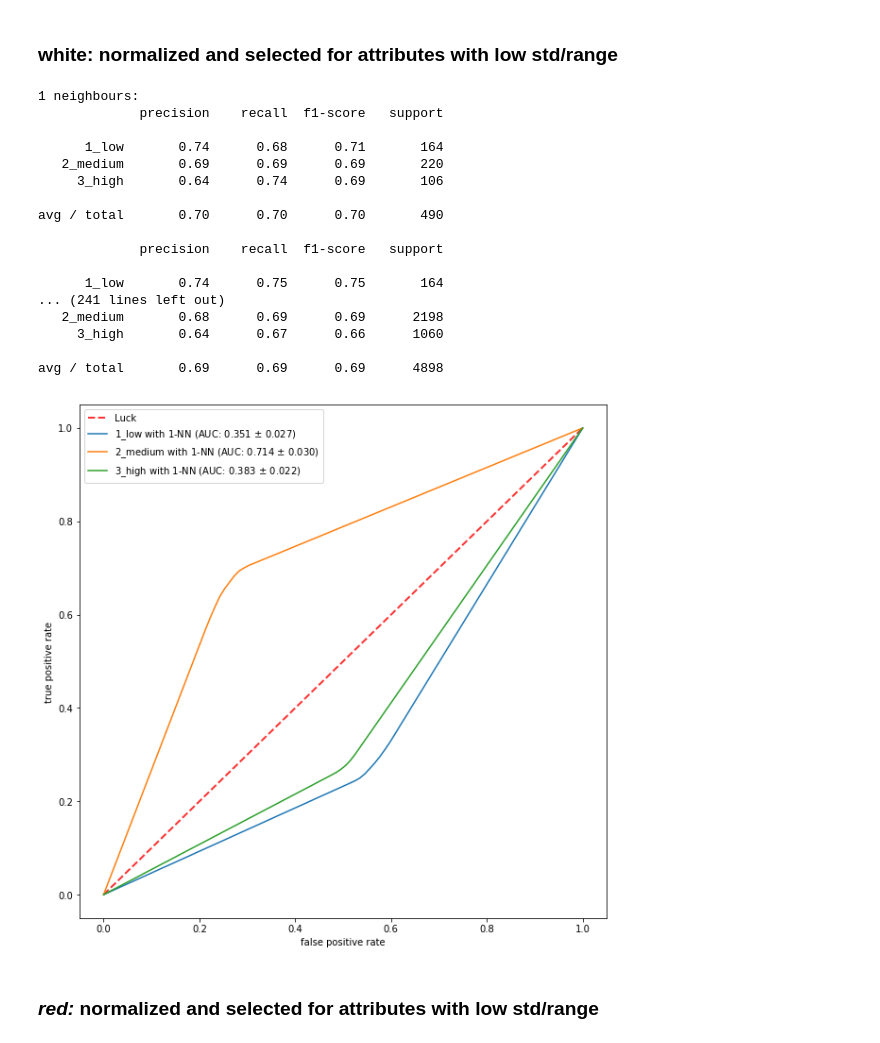
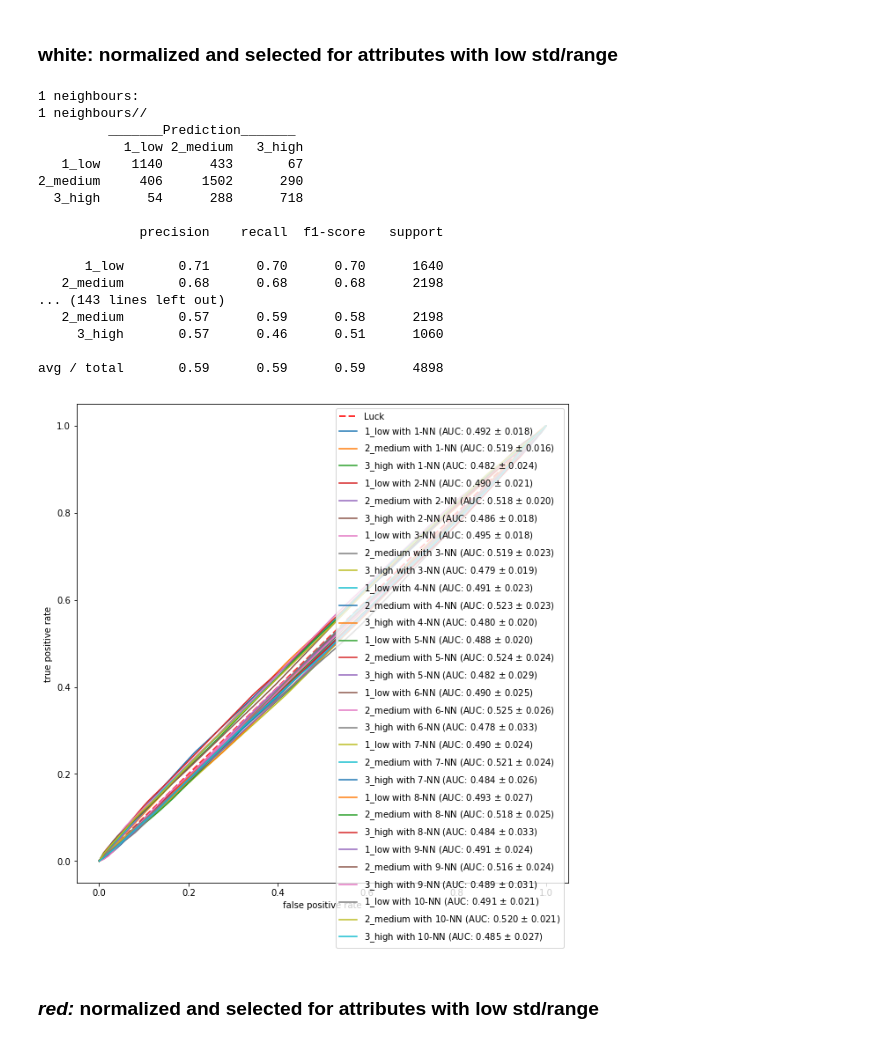
Before and after one commit to GeJulia/wineForTheWin, a Jupyter notebook: Michael-clean.ipynb, the cells around one changed output. Saved outputs shown, nothing was run; the diff lists cells and outputs as text; code cells hidden in the pictures.

```diff
--- a/Michael-clean.ipynb
+++ b/Michael-clean.ipynb
@@ -55,6 +57,8 @@ Split into input matrix (independent vars) and output vector (target vars).<br/>
 # %%
 white = pd.read_csv("data/winequality-white1.csv")
 red = pd.read_csv("data/winequality-red1.csv")
+white.sort_values(by='quality',inplace=True)
+red.sort_values(by='quality',inplace=True)
 white_target = white[quality]
 red_target = red[quality]
 white_input = white.drop(quality,axis=1)
@@ -62,11 +66,11 @@ red_input = red.drop(quality,axis=1)
 # %% [markdown]
 Add ratio of acidity to sugar as attribute.
 # %%
-white[ph_acidity] = 7 - white[ph]
-red[ph_acidity] = 7 - red[ph]
-white_input[ratio_to_fixed]=white[residual_sugar]/white[fixed_acidity]
-white_input[ratio_to_volatile]=white[residual_sugar]/white[volatile_acidity]
-white_input[ratio_to_ph]=white[residual_sugar]/white[ph_acidity]
-red_input[ratio_to_fixed]=red[residual_sugar]/red[fixed_acidity]
-red_input[ratio_to_volatile]=red[residual_sugar]/red[volatile_acidity]
-red_input[ratio_to_ph]=red[residual_sugar]/red[ph_acidity]
+#white[ph_acidity] = 7 - white[ph]
+#red[ph_acidity] = 7 - red[ph]
+#white_input[ratio_to_fixed]=white[residual_sugar]/white[fixed_acidity]
+#white_input[ratio_to_volatile]=white[residual_sugar]/white[volatile_acidity]
+#white_input[ratio_to_ph]=white[residual_sugar]/white[ph_acidity]
+#red_input[ratio_to_fixed]=red[residual_sugar]/red[fixed_acidity]
+#red_input[ratio_to_volatile]=red[residual_sugar]/red[volatile_acidity]
+#red_input[ratio_to_ph]=red[residual_sugar]/red[ph_acidity]
@@ -78,8 +87,8 @@ red_norm=(red_input-red_input.min())/(red_input.max()-red_input.min())
 # %% [markdown]
 <p>Normalize using Mean Normalizer.</p>
 # %%
-#white_norm=(white_input-white_input.mean())/(white_input.std())
-#red_norm=(red_input-red_input.mean())/(red_input.std())
+white_norm=(white_input-white_input.mean())/(white_input.std())
+red_norm=(red_input-red_input.mean())/(red_input.std())
 # %% [markdown]
 <p>Correlation Matrices</p>
 # %%
@@ -209,7 +216,7 @@ def avg_roc(cv, estimator, data, target, pos_label):
         test_data = data[test_indices]
         test_target = target[test_indices]
         decision_for_each_class = estimator.predict_proba(test_data)
-        print(classification_report(test_target, estimator.predict(test_data)))
+        #print(classification_report(test_target, estimator.predict(test_data)))
 
         fpr, tpr, thresholds = roc_curve(test_target, decision_for_each_class[:,1], pos_label=pos_label)
         tprs.append(interp(mean_fpr, fpr, tpr))
@@ -217,54 +224,54 @@ def avg_roc(cv, estimator, data, target, pos_label):
         aucs.append(auc(fpr, tpr))
 
         #plt.plot(fpr, tpr)# plot for each fold
 
     mean_tpr = np.mean(tprs, axis=0)
     mean_tpr[-1] = 1.0 # set the last tpr to 1
     mean_auc = auc(mean_fpr, mean_tpr)
     std_auc = np.std(aucs)
 
     return mean_fpr, mean_tpr, mean_auc, std_auc
 
 def run_knn_report(inputs, targets):
     plt.figure(figsize=(10,10))
     plt.plot([0, 1], [0, 1], linestyle='--', lw=2, color='r', label='Luck', alpha=.8) # draw diagonal
-    for n_neighbour in range(1,2):
+    for n_neighbour in range(1,11):
         print(str(n_neighbour) + " neighbours:")
-        knn_estimator_white_norm_select = KNeighborsClassifier(n_neighbour)
+        knn_estimator = KNeighborsClassifier(n_neighbour)
         for classlabel in ['1_low','2_medium','3_high']:
-            mean_fpr, mean_tpr, mean_auc, std_auc = avg_roc(cv, knn_estimator_white_norm_select, inputs, targets,classlabel)
+            mean_fpr, mean_tpr, mean_auc, std_auc = avg_roc(cv, knn_estimator, inputs, targets,classlabel)
             plt.plot(mean_fpr, mean_tpr, label='{} with {}-NN (AUC: {:.3f} $\pm$ {:.3f})'.format(classlabel,n_neighbour, mean_auc, std_auc))
-            print(str(n_neighbour)+ " neighbours//")
-    predicted = cross_val_predict(knn_estimator_white_norm_select,inputs,targets,cv=cv)
-    print(confusion_matrix_report(targets,predicted))
-    print(classification_report(targets,predicted))
+        print(str(n_neighbour)+ " neighbours//")
+        predicted = cross_val_predict(knn_estimator,inputs,targets,cv=cv)
+        print(confusion_matrix_report(targets,predicted))
+        print(classification_report(targets,predicted))
     plt.xlabel('false positive rate')
     plt.ylabel('true positive rate')
     plt.legend()
     plt.show()
 
-cv = StratifiedKFold(n_splits=10, shuffle=True, random_state=42)
+cv = StratifiedKFold(n_splits=10, shuffle=True, random_state=1337)
 #cv = KFold(n_splits=3)
 run_knn_report(white_norm_filtered.values, white_targetclass)
 # %% [output]
 1 neighbours:
-             precision    recall  f1-score   support
-
-      1_low       0.74      0.68      0.71       164
-   2_medium       0.69      0.69      0.69       220
-     3_high       0.64      0.74      0.69       106
-
-avg / total       0.70      0.70      0.70       490
+1 neighbours//
+         _______Prediction_______
+           1_low 2_medium   3_high
+   1_low    1140      433       67
+2_medium     406     1502      290
+  3_high      54      288      718
 
              precision    recall  f1-score   support
 
-      1_low       0.74      0.75      0.75       164
-... (241 lines left out)
-   2_medium       0.68      0.69      0.69      2198
-     3_high       0.64      0.67      0.66      1060
+      1_low       0.71      0.70      0.70      1640
+   2_medium       0.68      0.68      0.68      2198
+... (143 lines left out)
+   2_medium       0.57      0.59      0.58      2198
+     3_high       0.57      0.46      0.51      1060
 
-avg / total       0.69      0.69      0.69      4898
+avg / total       0.59      0.59      0.59      4898
-[figure, old version]
+[figure, new version]
 # %% [markdown]
 <h3><i>red: </i>normalized and selected for attributes with low std/range</h3>
 # %%
```
Also changed, not shown: parts of 19 cells of this notebook.
